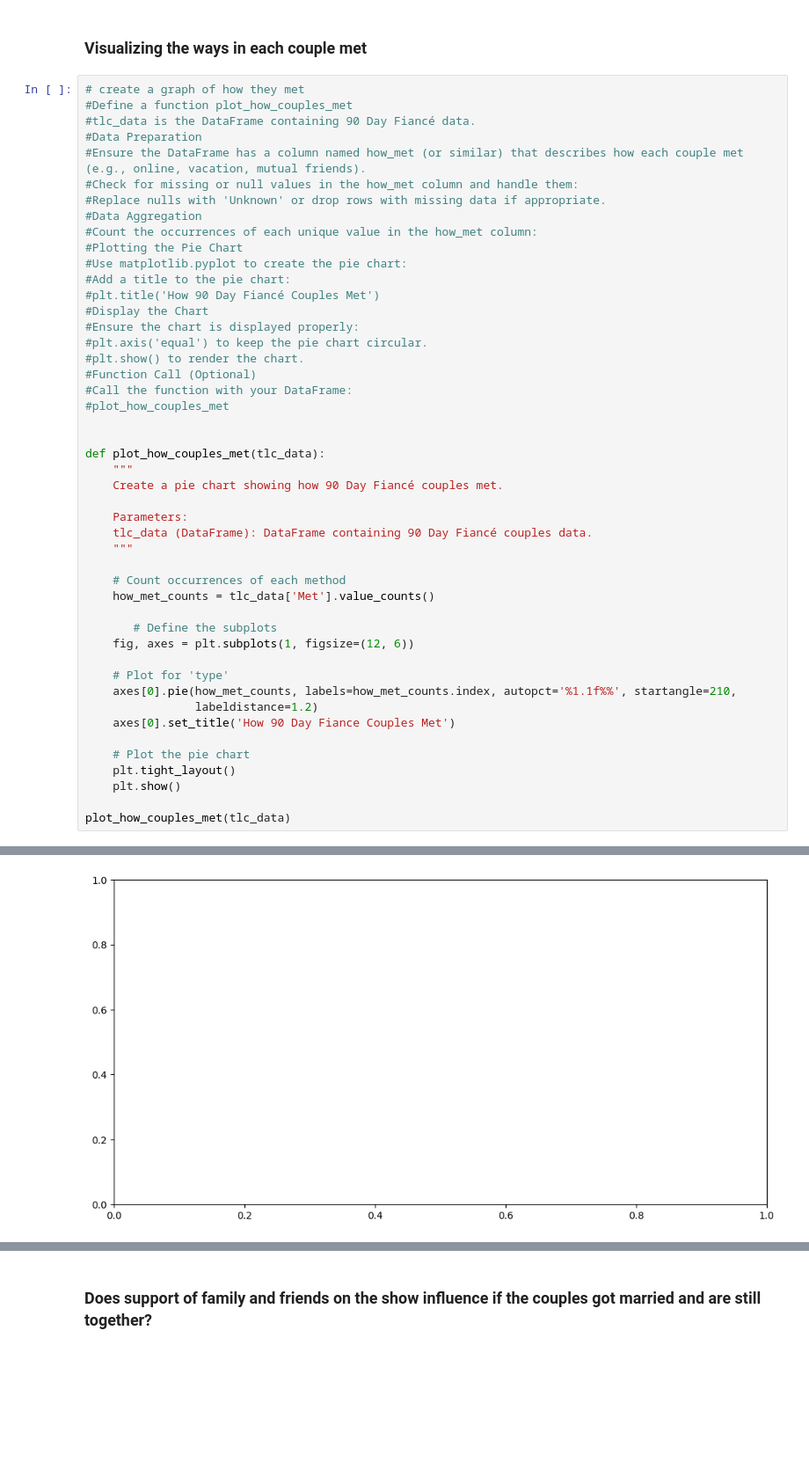
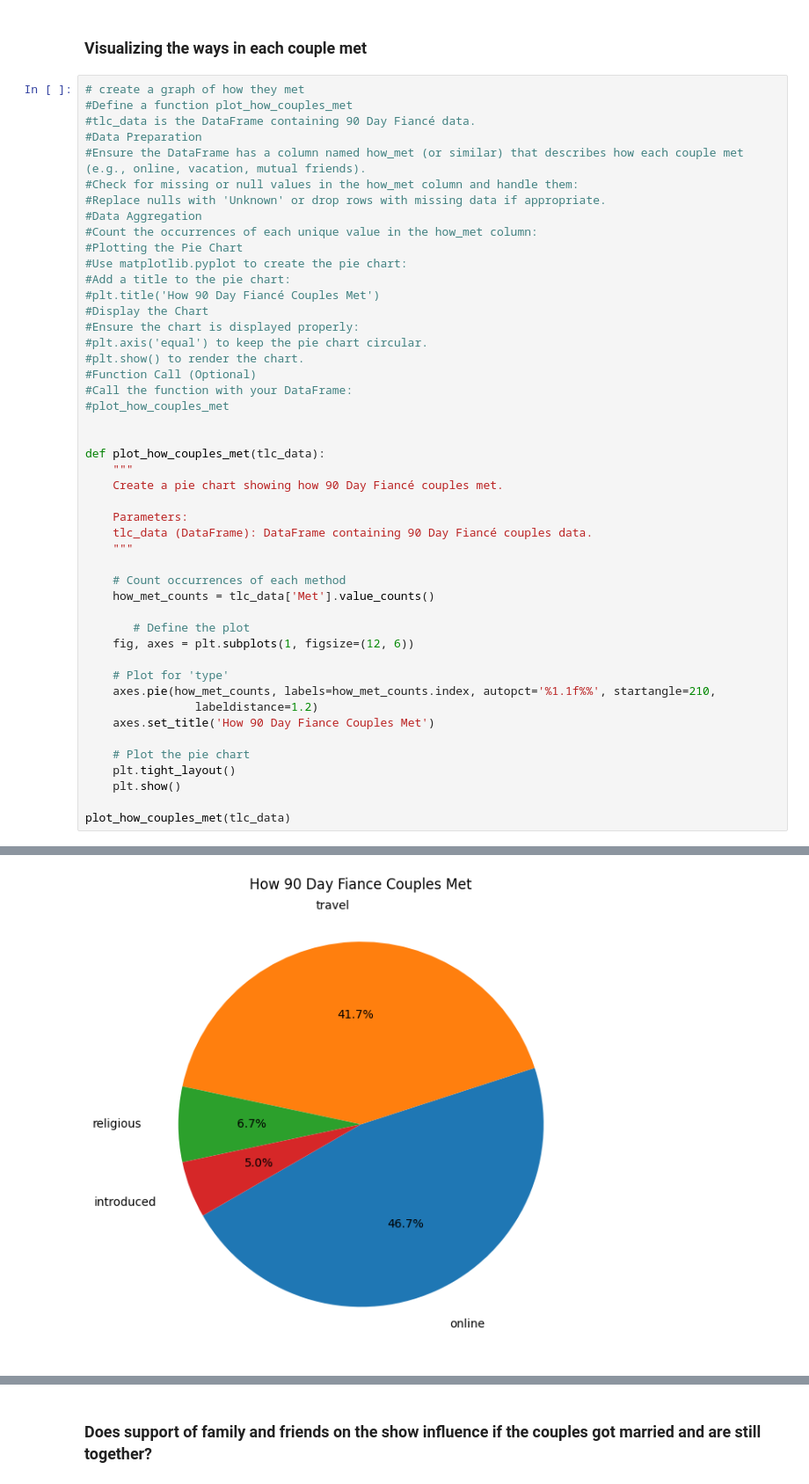
Before and after one commit to knich91/90_Day_Fiance_Real_Or_Reality, a Jupyter notebook: Capstone.ipynb, the cells around one changed output, grey strips where cells are left out. Shown: that part at 88% size. Drawn from its saved outputs; the diff is of its cells as text; blank space fills up the shorter version.

Commit message:
edited plots for 90 Day series data

```diff
--- a/Capstone.ipynb
+++ b/Capstone.ipynb
@@ -233,13 +248,13 @@ def plot_how_couples_met(tlc_data):
     # Count occurrences of each method
     how_met_counts = tlc_data['Met'].value_counts()
 
-       # Define the subplots
+       # Define the plot
     fig, axes = plt.subplots(1, figsize=(12, 6))
 
     # Plot for 'type'
-    axes[0].pie(how_met_counts, labels=how_met_counts.index, autopct='%1.1f%%', startangle=210,
+    axes.pie(how_met_counts, labels=how_met_counts.index, autopct='%1.1f%%', startangle=210,
                 labeldistance=1.2)
-    axes[0].set_title('How 90 Day Fiance Couples Met')
+    axes.set_title('How 90 Day Fiance Couples Met')
 
     # Plot the pie chart
     plt.tight_layout()
@@ -251 +265 @@ TypeError: 'Axes' object is not subscriptable
-[figure, old version]
+[figure, new version]
```
Also changed, not shown: parts of 6 cells of this notebook.
